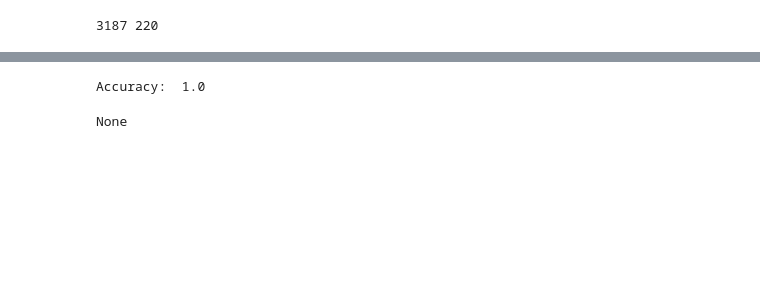
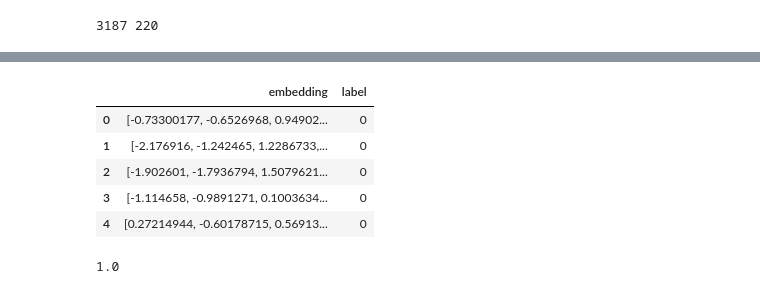
Before and after one commit to doanhieung/colab_notebooks, a Jupyter notebook: insightface.ipynb, the cells around one changed output, grey strips where cells are left out. Saved outputs shown, nothing was run; the diff lists cells and outputs as text; code cells hidden in the pictures; blank space fills up the shorter version.

```diff
--- a/insightface.ipynb
+++ b/insightface.ipynb
@@ -122,28 +119,0 @@ sns.kdeplot(data=hist, x='cosine_similarity', hue='type')
-# %%
-threshold = 0.3
-correct = 0
-for row in tqdm(test_data.itertuples(), total=len(test_data)):
-  embedding, label = row.embedding, row.label
-  predicted, best_sim = None, -100
-  for row2 in train_data.itertuples():
-    sim = cosine_similarity(embedding, row2.embedding)
-    if sim > threshold and sim > best_sim:
-      predicted = row2.label
-      best_sim = sim
-  if predicted == label:
-    correct += 1
-print("Accuracy: ", correct / len(test_data))
-# %% [output]
-Accuracy:  1.0
-# %%
-faces = app.get(ins_get_image('/content/IMG_20230404_112718'))
-embedding = faces[0]['embedding']
-predicted, best_sim = None, -100
-for row2 in train_data.itertuples():
-  sim = cosine_similarity(embedding, row2.embedding)
-  if sim > threshold and sim > best_sim:
-    predicted = row2.label
-    best_sim = sim
-print(predicted)
-# %% [output]
-None
@@ -149,0 +122,9 @@ None
+# %%
+train_data.head()
+# %% [output]
+|  | embedding | label |
+| 0 | [-0.73300177, -0.6526968, 0.94902... | 0 |
+| 1 | [-2.176916, -1.242465, 1.2286733,... | 0 |
+| 2 | [-1.902601, -1.7936794, 1.5079621... | 0 |
+| 3 | [-1.114658, -0.9891271, 0.1003634... | 0 |
+| 4 | [0.27214944, -0.60178715, 0.56913... | 0 |
@@ -149,0 +144,4 @@ None
+# %%
+accuracy_score(y, y_hat)
+# %% [output]
+1.0
```
Also changed, not shown: parts of 11 cells of this notebook.
